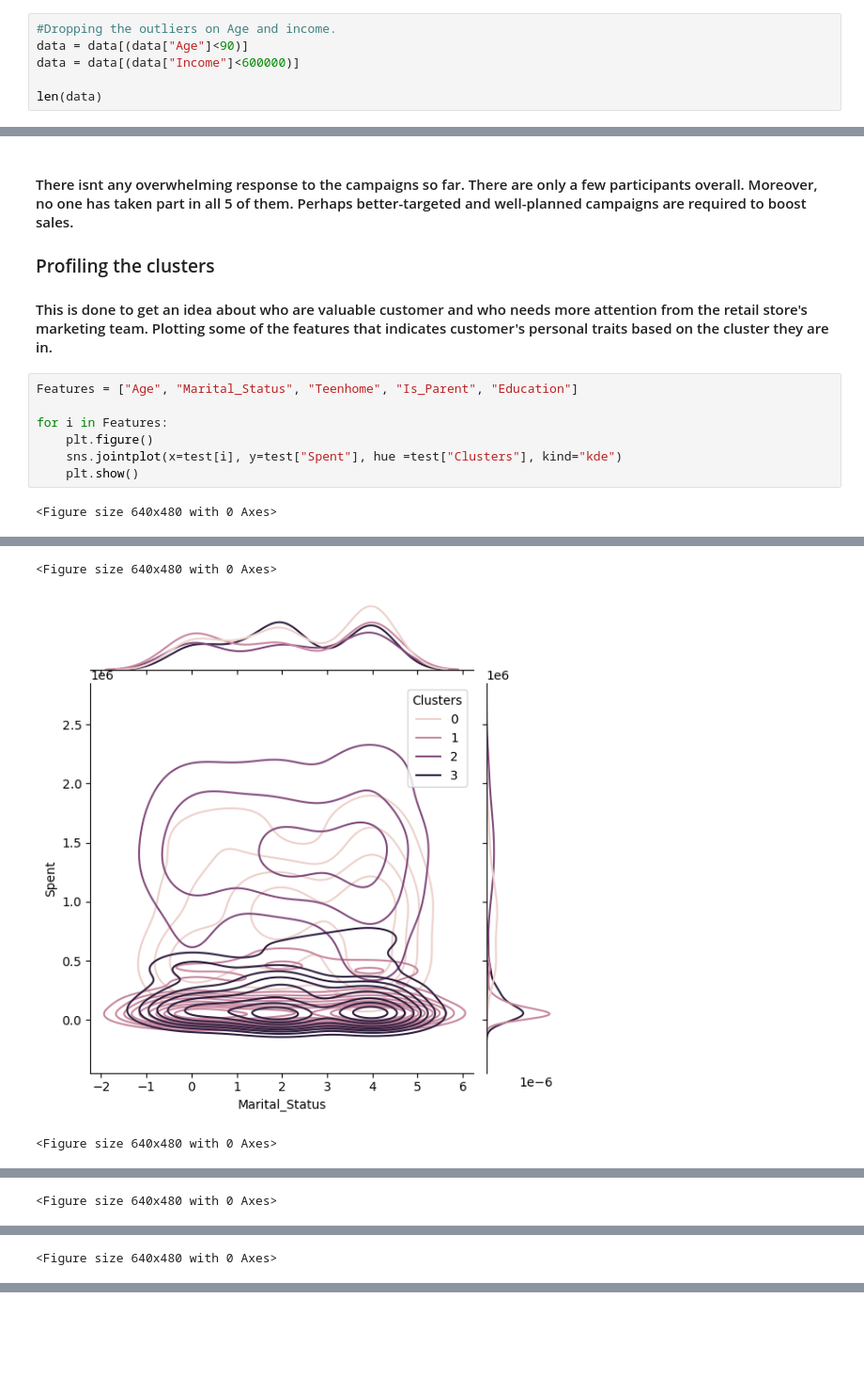
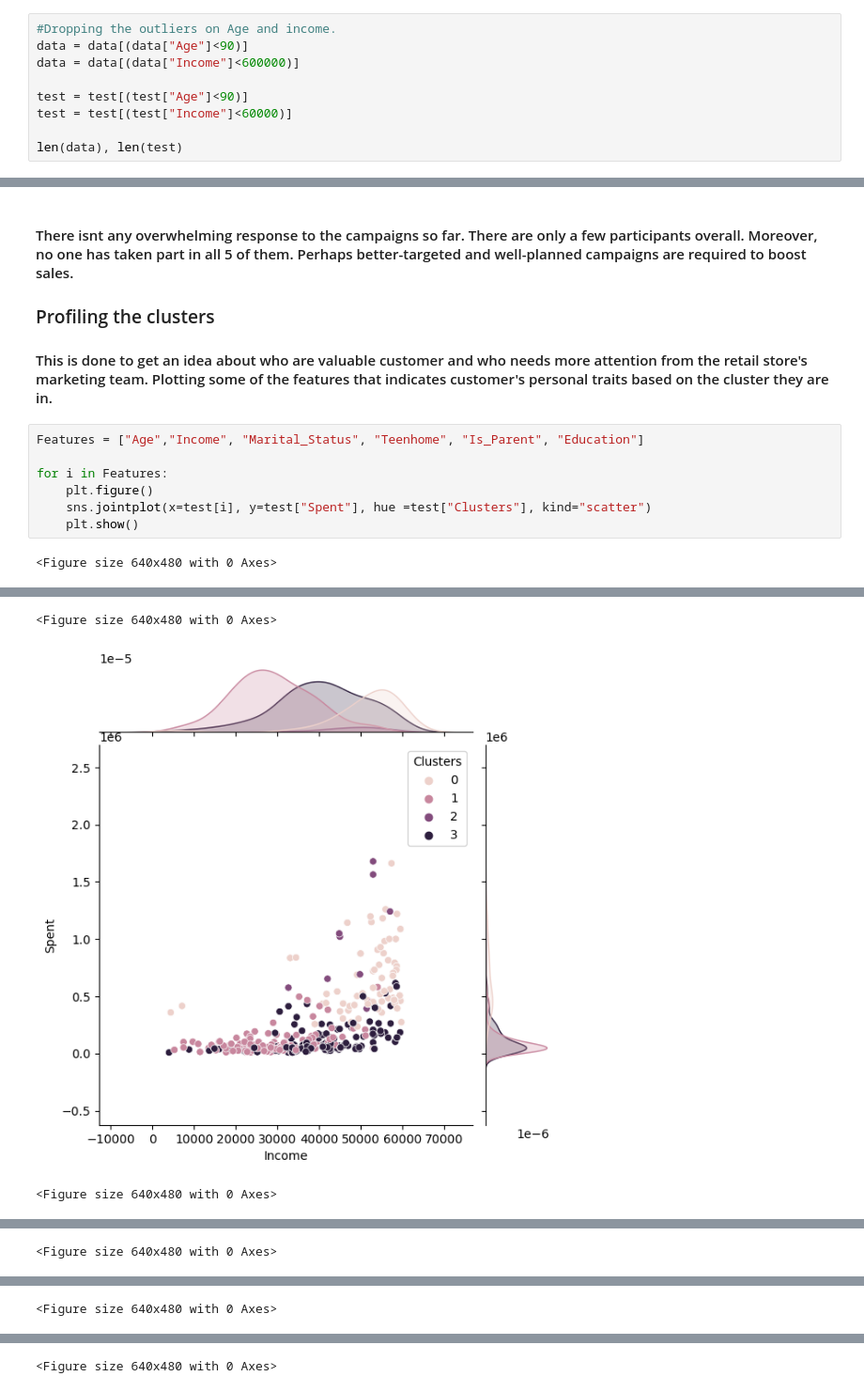
Before and after one commit to Shalini210688/CustomerAnalysis, a Jupyter notebook: Customer Analysis.ipynb, the cells around one changed output, grey strips where cells are left out. Shown at 94% size. Cells and saved outputs as stored; diff of their text form; blank space fills up the shorter version.

```diff
--- a/Customer Analysis.ipynb
+++ b/Customer Analysis.ipynb
@@ -232,5 +233,8 @@ Reletiving Plot Of Some Selected Features
 data = data[(data["Age"]<90)]
 data = data[(data["Income"]<600000)]
 
-len(data)
+test = test[(test["Age"]<90)]
+test = test[(test["Income"]<60000)]
+
+len(data), len(test)
 # %% [output]
@@ -484,11 +492,11 @@ Text(0.5, 0, 'Number Of Total Accepted Promotions')
 
 #### This is done to get an idea about who are valuable customer and who needs more attention from the retail store's marketing team. Plotting some of the features that indicates customer's personal traits based on the cluster they are in.
 # %%
-Features = ["Age", "Marital_Status", "Teenhome", "Is_Parent", "Education"]
+Features = ["Age","Income", "Marital_Status", "Teenhome", "Is_Parent", "Education"]
 
 for i in Features:
     plt.figure()
-    sns.jointplot(x=test[i], y=test["Spent"], hue =test["Clusters"], kind="kde")
+    sns.jointplot(x=test[i], y=test["Spent"], hue =test["Clusters"], kind="scatter")
     plt.show()
 # %% [output]
 <Figure size 640x480 with 0 Axes>
@@ -496,3 +504,3 @@ for i in Features:
 <Figure size 640x480 with 0 Axes>
-[figure, old version]
+[figure, new version]
 <Figure size 640x480 with 0 Axes>
@@ -503,0 +512 @@ for i in Features:
+<Figure size 640x480 with 0 Axes>
```
Also changed, not shown: parts of 8 cells of this notebook.
